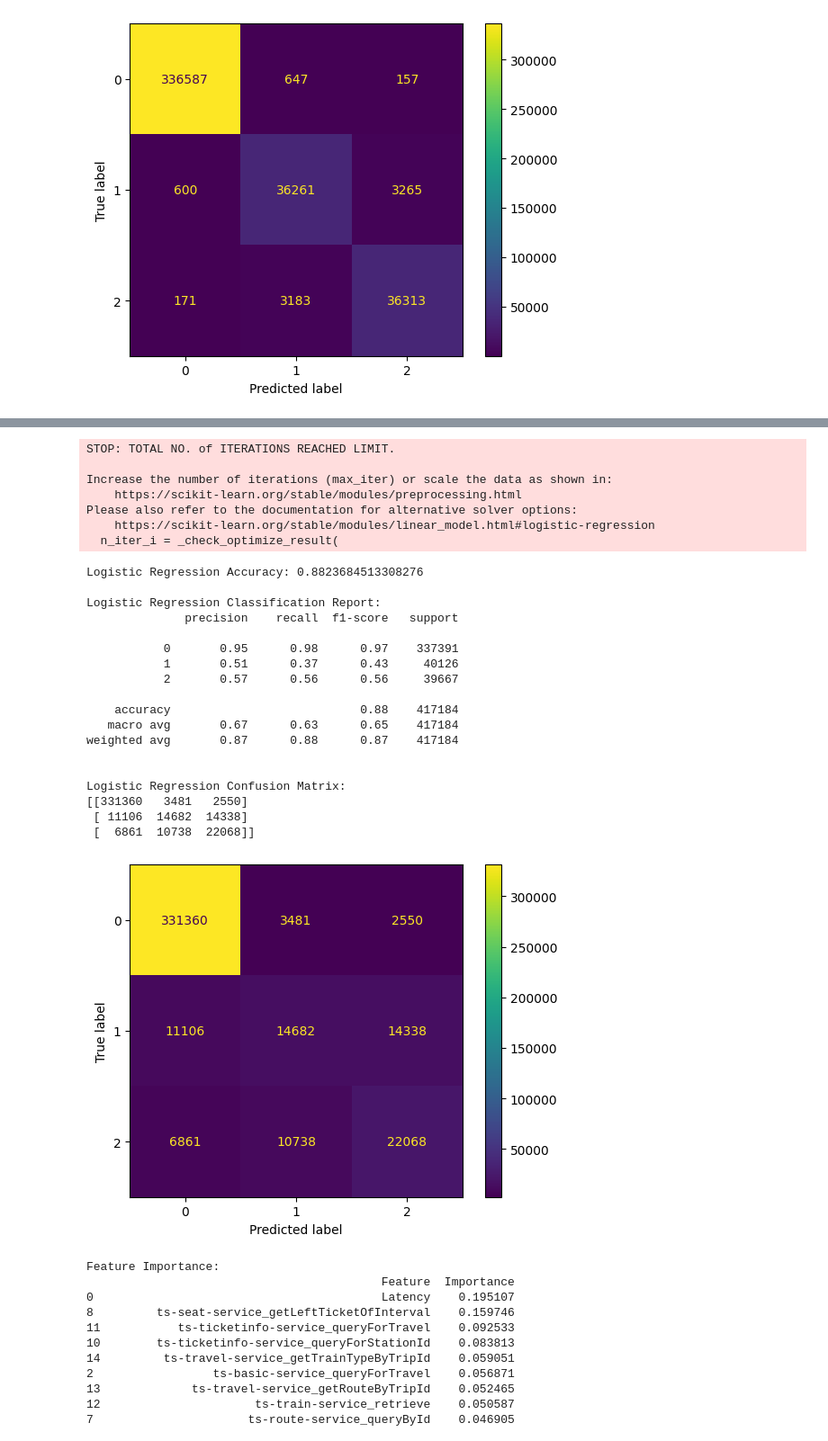
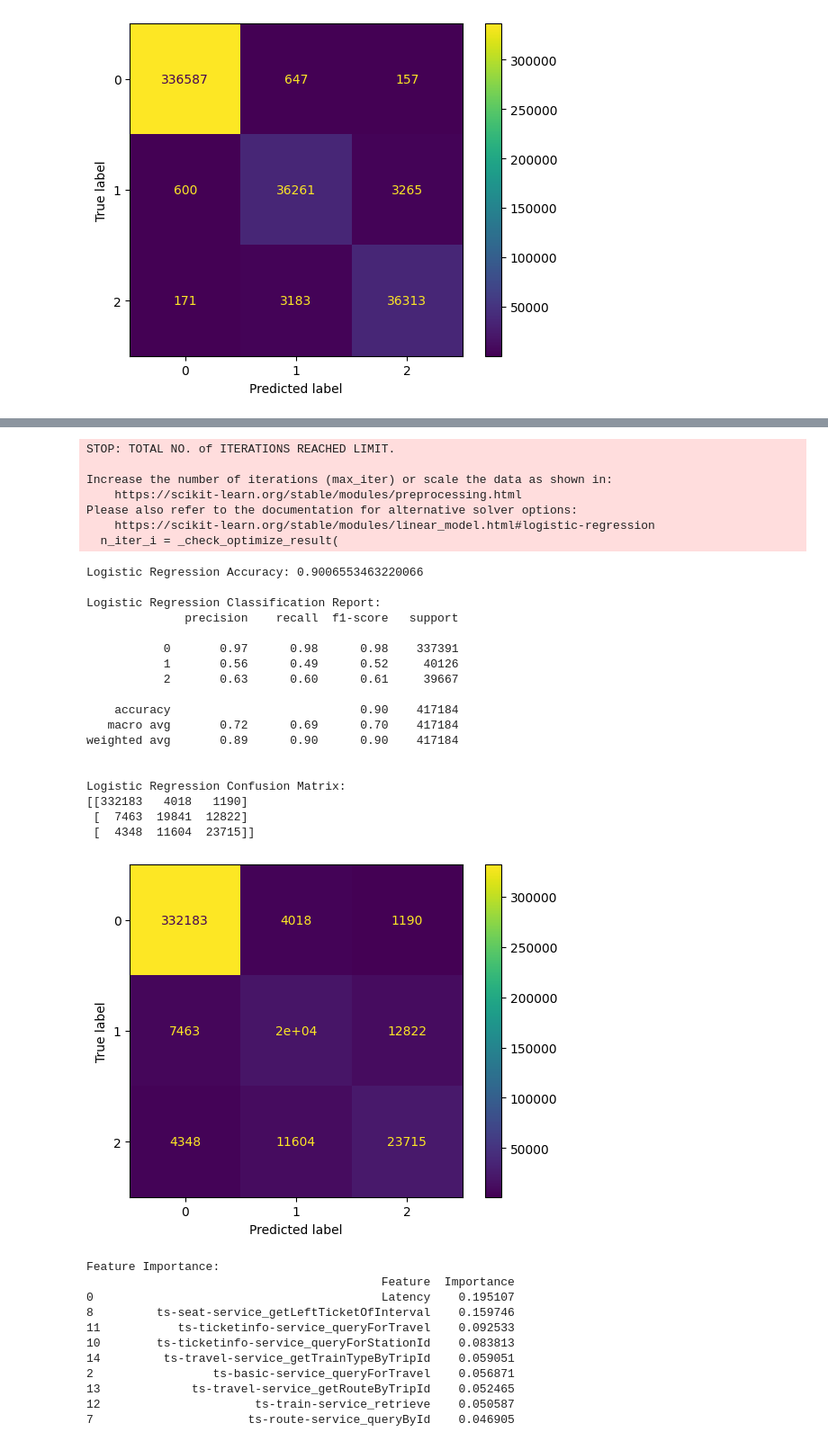
Before and after one commit to shashank-boyapally/hallucinatters, a Jupyter notebook: data_dynamo/random_forest.ipynb, the cells around one changed output, grey strips where cells are left out. Shown at 90% size. Cells and saved outputs as stored; diff of their text form; code cells hidden in the pictures.

```diff
--- a/data_dynamo/random_forest.ipynb
+++ b/data_dynamo/random_forest.ipynb
@@ -128,45 +128,45 @@ weighted avg       0.99      0.99      0.99    417184
 # %%
-logistic_model = LogisticRegression()
+logistic_model = LogisticRegression(multi_class='multinomial', solver='lbfgs', max_iter=1000)
 logistic_model.fit(X_train, y_train)
 logistic_y_pred = logistic_model.predict(X_test)
 logistic_accuracy = accuracy_score(y_test, logistic_y_pred)
 print("Logistic Regression Accuracy:", logistic_accuracy)
 print("\nLogistic Regression Classification Report:")
 conf_matrix=confusion_matrix(y_test, logistic_y_pred)
 print(classification_report(y_test, logistic_y_pred))
 print("\nLogistic Regression Confusion Matrix:")
 print(conf_matrix)
 
-disp = ConfusionMatrixDisplay(confusion_matrix=conf_matrix, display_labels=model.classes_)
+disp = ConfusionMatrixDisplay(confusion_matrix=conf_matrix, display_labels=logistic_model.classes_)
 disp.plot()
 plt.show()
 # %% [output]
 STOP: TOTAL NO. of ITERATIONS REACHED LIMIT.
 
 Increase the number of iterations (max_iter) or scale the data as shown in:
     https://scikit-learn.org/stable/modules/preprocessing.html
 Please also refer to the documentation for alternative solver options:
     https://scikit-learn.org/stable/modules/linear_model.html#logistic-regression
   n_iter_i = _check_optimize_result(
-Logistic Regression Accuracy: 0.8823684513308276
+Logistic Regression Accuracy: 0.9006553463220066
 
 Logistic Regression Classification Report:
               precision    recall  f1-score   support
 
-           0       0.95      0.98      0.97    337391
-           1       0.51      0.37      0.43     40126
-           2       0.57      0.56      0.56     39667
+           0       0.97      0.98      0.98    337391
+           1       0.56      0.49      0.52     40126
+           2       0.63      0.60      0.61     39667
 
-    accuracy                           0.88    417184
-   macro avg       0.67      0.63      0.65    417184
-weighted avg       0.87      0.88      0.87    417184
+    accuracy                           0.90    417184
+   macro avg       0.72      0.69      0.70    417184
+weighted avg       0.89      0.90      0.90    417184
 
 
 Logistic Regression Confusion Matrix:
-[[331360   3481   2550]
- [ 11106  14682  14338]
- [  6861  10738  22068]]
+[[332183   4018   1190]
+ [  7463  19841  12822]
+ [  4348  11604  23715]]
-[figure, old version]
+[figure, new version]
 # %%
 feature_importance = pd.DataFrame({'Feature': X_train.columns, 'Importance': rf_classifier.feature_importances_})
 feature_importance = feature_importance.sort_values(by='Importance', ascending=False)
```
Also changed, not shown: parts of 1 cell of this notebook, 7 other files.
